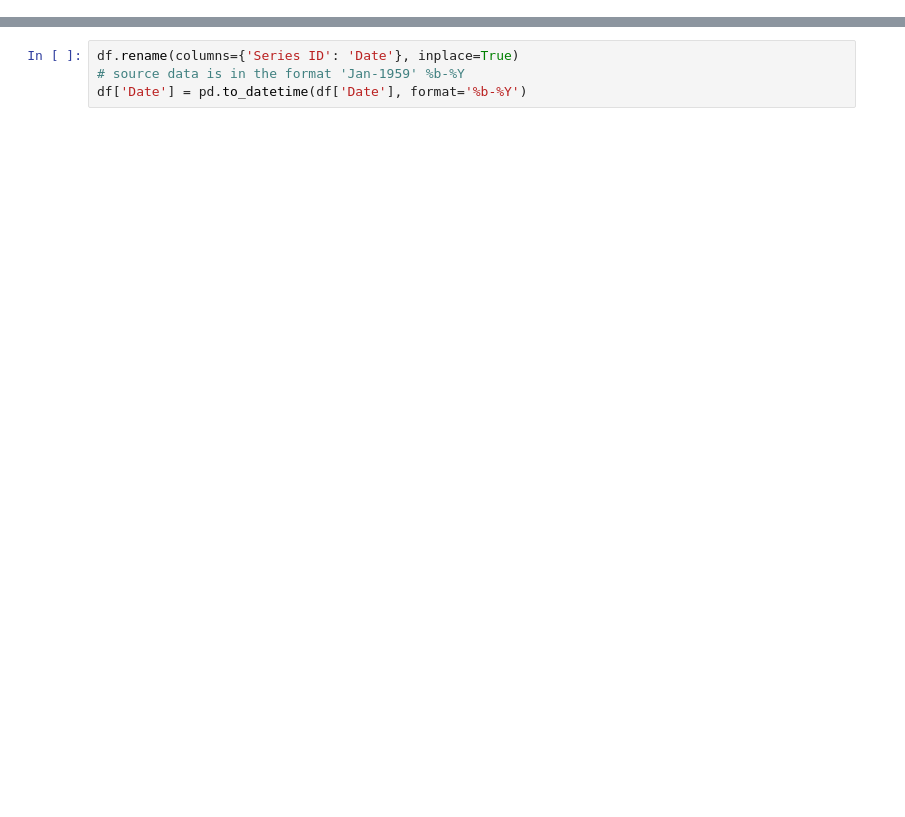
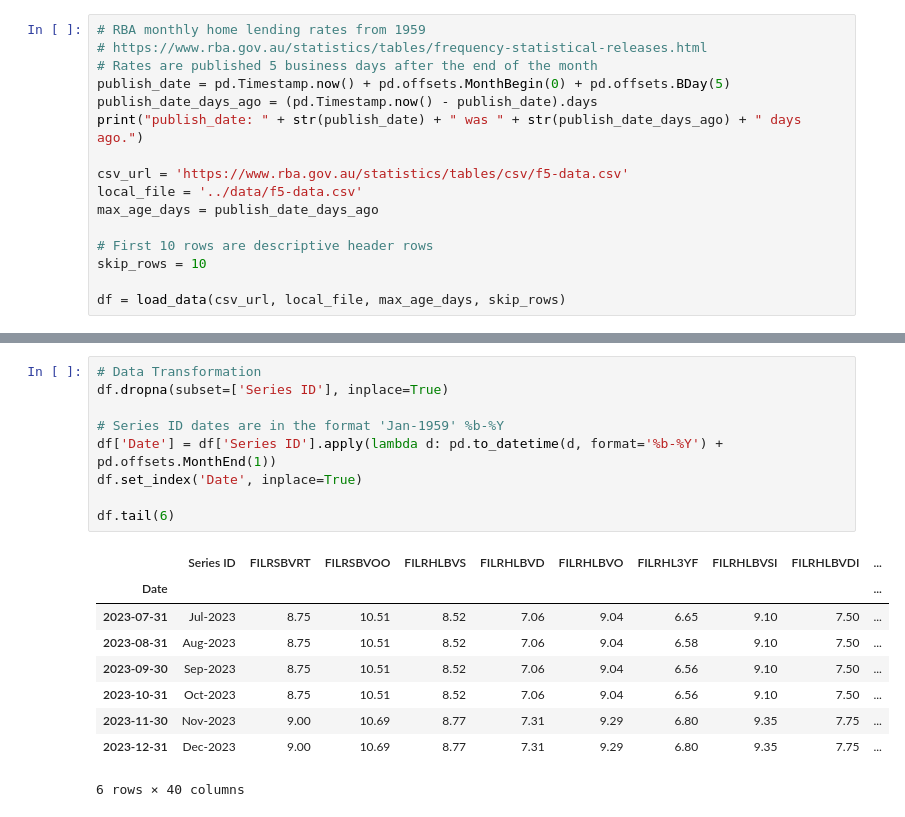
Before and after one commit to mikejonestechno/investment-analytics, a Jupyter notebook: notebooks/interest-rates.ipynb, the cells around one changed output, grey strips where cells are left out. Cells and saved outputs as stored; diff of their text form; blank space fills up the shorter version.

```diff
--- a/notebooks/interest-rates.ipynb
+++ b/notebooks/interest-rates.ipynb
@@ -27,0 +11,16 @@ df.tail()
+# %%
+# RBA monthly home lending rates from 1959
+# https://www.rba.gov.au/statistics/tables/frequency-statistical-releases.html
+# Rates are published 5 business days after the end of the month
+publish_date = pd.Timestamp.now() + pd.offsets.MonthBegin(0) + pd.offsets.BDay(5)
+publish_date_days_ago = (pd.Timestamp.now() - publish_date).days
+print("publish_date: " + str(publish_date) + " was " + str(publish_date_days_ago) + " days ago.")
+
+csv_url = 'https://www.rba.gov.au/statistics/tables/csv/f5-data.csv'
+local_file = '../data/f5-data.csv'
+max_age_days = publish_date_days_ago
+
+# First 10 rows are descriptive header rows
+skip_rows = 10
+
+df = load_data(csv_url, local_file, max_age_days, skip_rows)
@@ -28,4 +30,19 @@ df.tail()
 # %%
-df.rename(columns={'Series ID': 'Date'}, inplace=True)
-# source data is in the format 'Jan-1959' %b-%Y
-df['Date'] = pd.to_datetime(df['Date'], format='%b-%Y')
+# Data Transformation
+df.dropna(subset=['Series ID'], inplace=True)
+
+# Series ID dates are in the format 'Jan-1959' %b-%Y
+df['Date'] = df['Series ID'].apply(lambda d: pd.to_datetime(d, format='%b-%Y') + pd.offsets.MonthEnd(1))
+df.set_index('Date', inplace=True)
+
+df.tail(6)
+# %% [output]
+|  | Series ID | FILRSBVRT | FILRSBVOO | FILRHLBVS | FILRHLBVD | FILRHLBVO | FILRHL3YF | FILRHLBVSI | FILRHLBVDI | ... |
+| Date |  |  |  |  |  |  |  |  |  | ... |
+| 2023-07-31 | Jul-2023 | 8.75 | 10.51 | 8.52 | 7.06 | 9.04 | 6.65 | 9.10 | 7.50 | ... |
+| 2023-08-31 | Aug-2023 | 8.75 | 10.51 | 8.52 | 7.06 | 9.04 | 6.58 | 9.10 | 7.50 | ... |
+| 2023-09-30 | Sep-2023 | 8.75 | 10.51 | 8.52 | 7.06 | 9.04 | 6.56 | 9.10 | 7.50 | ... |
+| 2023-10-31 | Oct-2023 | 8.75 | 10.51 | 8.52 | 7.06 | 9.04 | 6.56 | 9.10 | 7.50 | ... |
+| 2023-11-30 | Nov-2023 | 9.00 | 10.69 | 8.77 | 7.31 | 9.29 | 6.80 | 9.35 | 7.75 | ... |
+| 2023-12-31 | Dec-2023 | 9.00 | 10.69 | 8.77 | 7.31 | 9.29 | 6.80 | 9.35 | 7.75 | ... |
+6 rows × 40 columns
```
Also changed, not shown: parts of 8 cells of this notebook, 1 other file.
